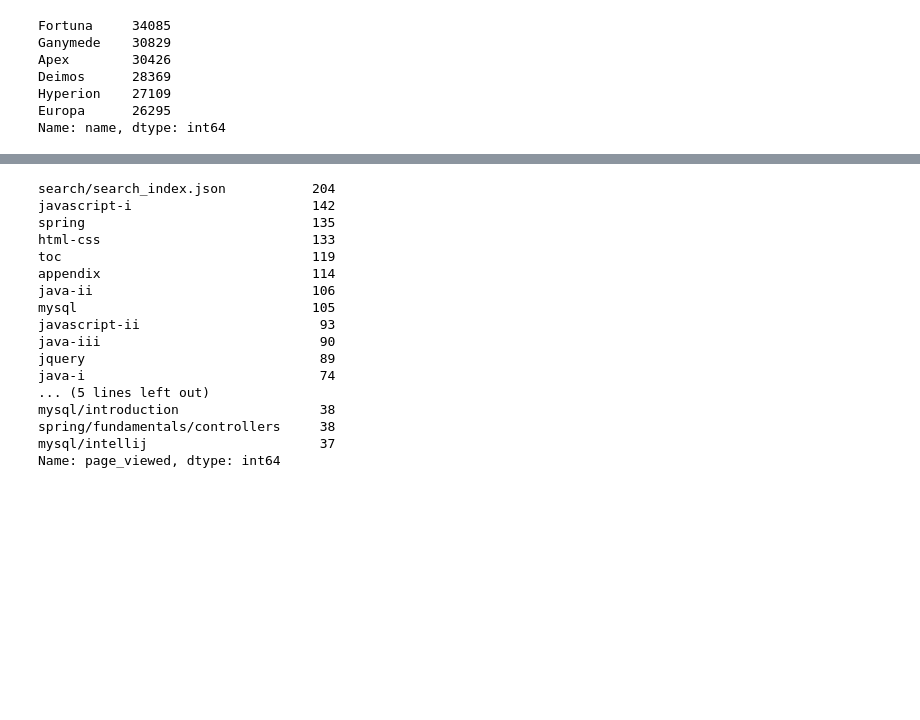
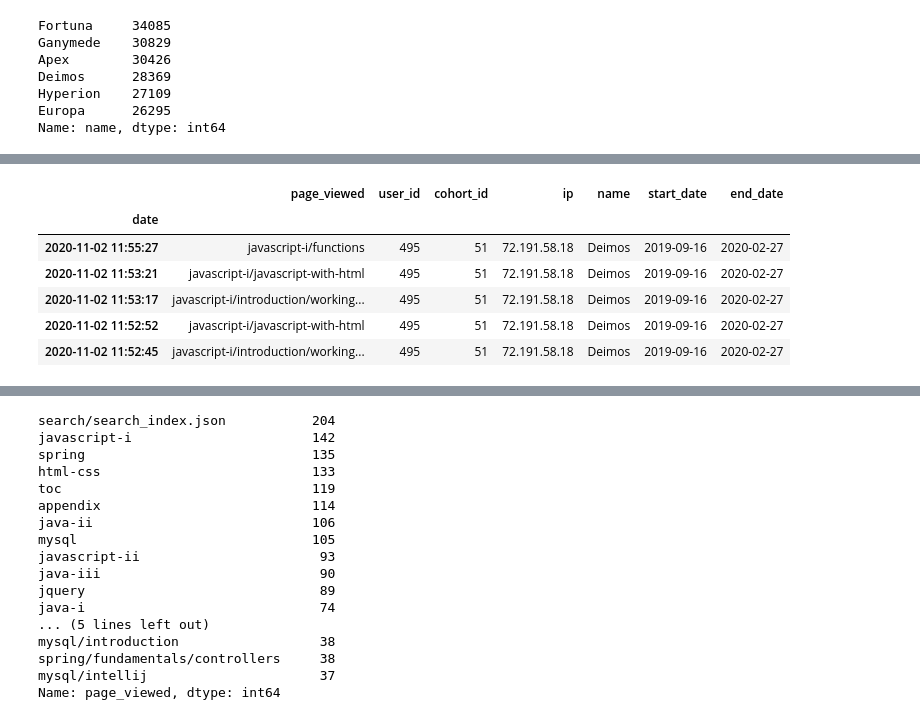
Before and after one commit to matt-c-knight/time-series-project, a Jupyter notebook: main.ipynb, the cells around one changed output, grey strips where cells are left out. Saved outputs shown, nothing was run; the diff lists cells and outputs as text; code cells hidden in the pictures; blank space fills up the shorter version.

```diff
--- a/main.ipynb
+++ b/main.ipynb
@@ -1169,0 +1167,10 @@ Timestamp('2020-03-17 23:04:40')
+# %%
+deimos_after.head()
+# %% [output]
+|  | page_viewed | user_id | cohort_id | ip | name | start_date | end_date |
+| date |  |  |  |  |  |  |  |
+| 2020-11-02 11:55:27 | javascript-i/functions | 495 | 51 | 72.191.58.18 | Deimos | 2019-09-16 | 2020-02-27 |
+| 2020-11-02 11:53:21 | javascript-i/javascript-with-html | 495 | 51 | 72.191.58.18 | Deimos | 2019-09-16 | 2020-02-27 |
+| 2020-11-02 11:53:17 | javascript-i/introduction/working... | 495 | 51 | 72.191.58.18 | Deimos | 2019-09-16 | 2020-02-27 |
+| 2020-11-02 11:52:52 | javascript-i/javascript-with-html | 495 | 51 | 72.191.58.18 | Deimos | 2019-09-16 | 2020-02-27 |
+| 2020-11-02 11:52:45 | javascript-i/introduction/working... | 495 | 51 | 72.191.58.18 | Deimos | 2019-09-16 | 2020-02-27 |
```
Also changed, not shown: parts of 13 cells of this notebook.
